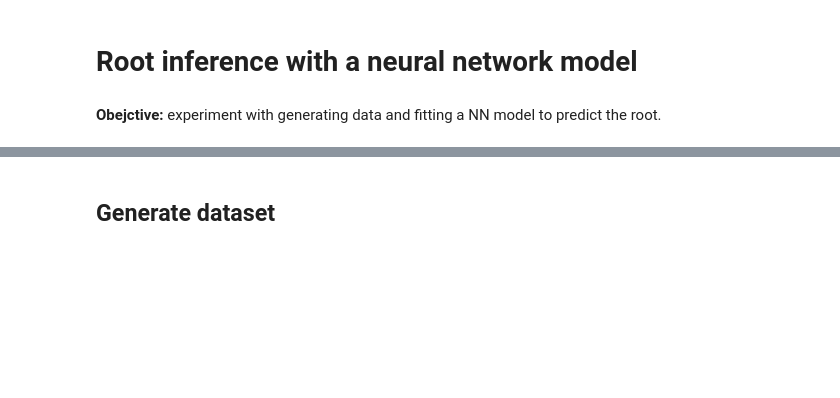
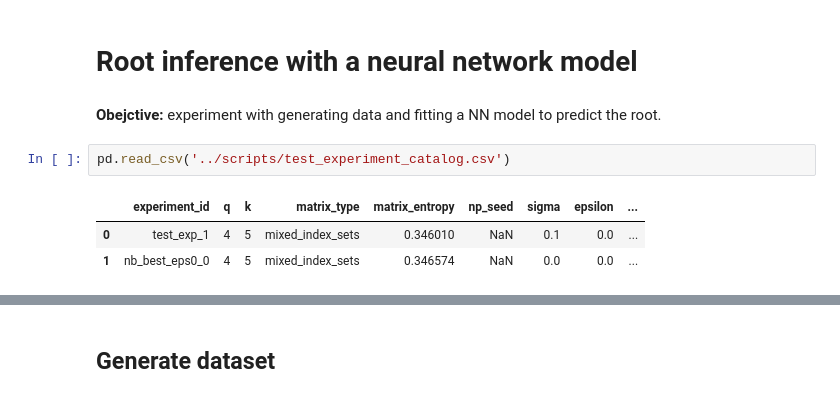
Before and after one commit to emanuele-moscato/tree-language, a Jupyter notebook: notebooks/nn_root_inference.ipynb, the cells around one changed output, grey strips where cells are left out. Drawn from its saved outputs; the diff is of its cells as text; blank space fills up the shorter version.

```diff
--- a/notebooks/nn_root_inference.ipynb
+++ b/notebooks/nn_root_inference.ipynb
@@ -2,6 +2,12 @@
 # Root inference with a neural network model
 # %% [markdown]
 __Obejctive:__ experiment with generating data and fitting a NN model to predict the root.
+# %%
+pd.read_csv('../scripts/test_experiment_catalog.csv')
+# %% [output]
+|  | experiment_id | q | k | matrix_type | matrix_entropy | np_seed | sigma | epsilon | ... |
+| 0 | test_exp_1 | 4 | 5 | mixed_index_sets | 0.346010 | NaN | 0.1 | 0.0 | ... |
+| 1 | nb_best_eps0_0 | 4 | 5 | mixed_index_sets | 0.346574 | NaN | 0.0 | 0.0 | ... |
 # %%
 import os
 import sys
```
Also changed, not shown: parts of 6 cells of this notebook, 6 other files.
